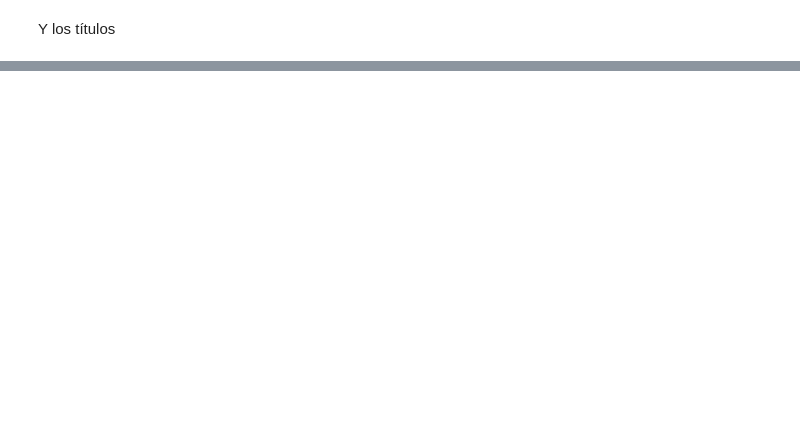
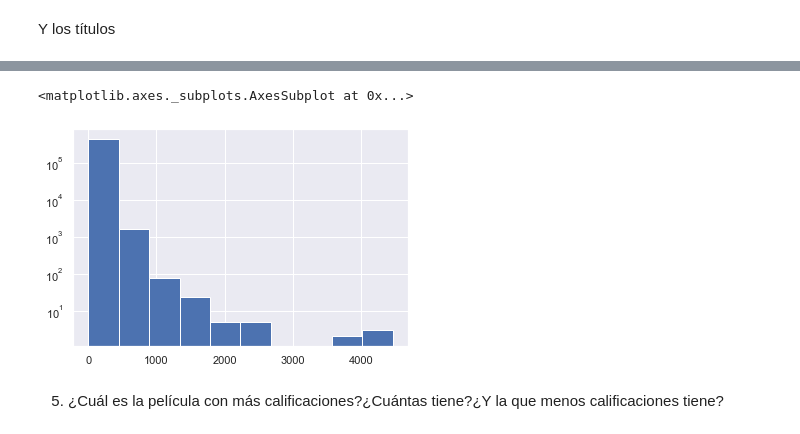
Before and after one commit to alseveso/AcamicaDS, a Jupyter notebook: Aplicaciones/Bitácoras 37 y 38/DS_Bitácora_37_SR_Prepro_y_EDA.ipynb, the cells around one changed output, grey strips where cells are left out. Saved outputs shown, nothing was run; the diff lists cells and outputs as text; code cells hidden in the pictures; blank space fills up the shorter version.

```diff
--- a/Aplicaciones/Bitácoras 37 y 38/DS_Bitácora_37_SR_Prepro_y_EDA.ipynb
+++ b/Aplicaciones/Bitácoras 37 y 38/DS_Bitácora_37_SR_Prepro_y_EDA.ipynb
@@ -207,0 +340,3 @@ df_title.head()
+# %%
+calificaciones_por_usuario = df1.User.value_counts()
+calificaciones_por_usuario
@@ -207,0 +356,7 @@ df_title.head()
+# %%
+calificaciones_por_usuario.hist(log = True)
+# %% [output]
+<matplotlib.axes._subplots.AxesSubplot at 0x...>
+[figure, added]
+# %% [markdown]
+5. ¿Cuál es la película con más calificaciones?¿Cuántas tiene?¿Y la que menos calificaciones tiene?
```
Also changed, not shown: parts of 45 cells of this notebook, 3 other files.
